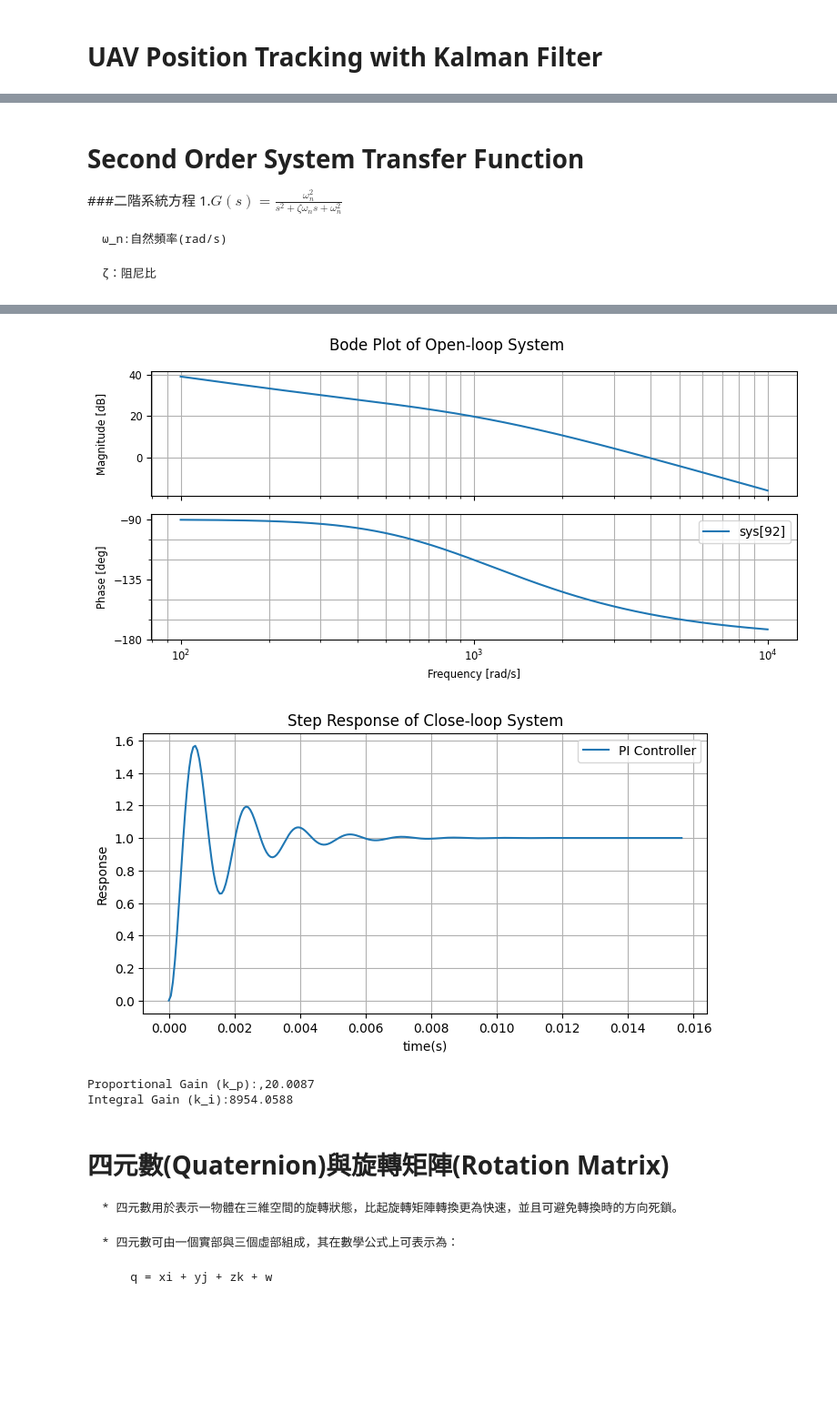
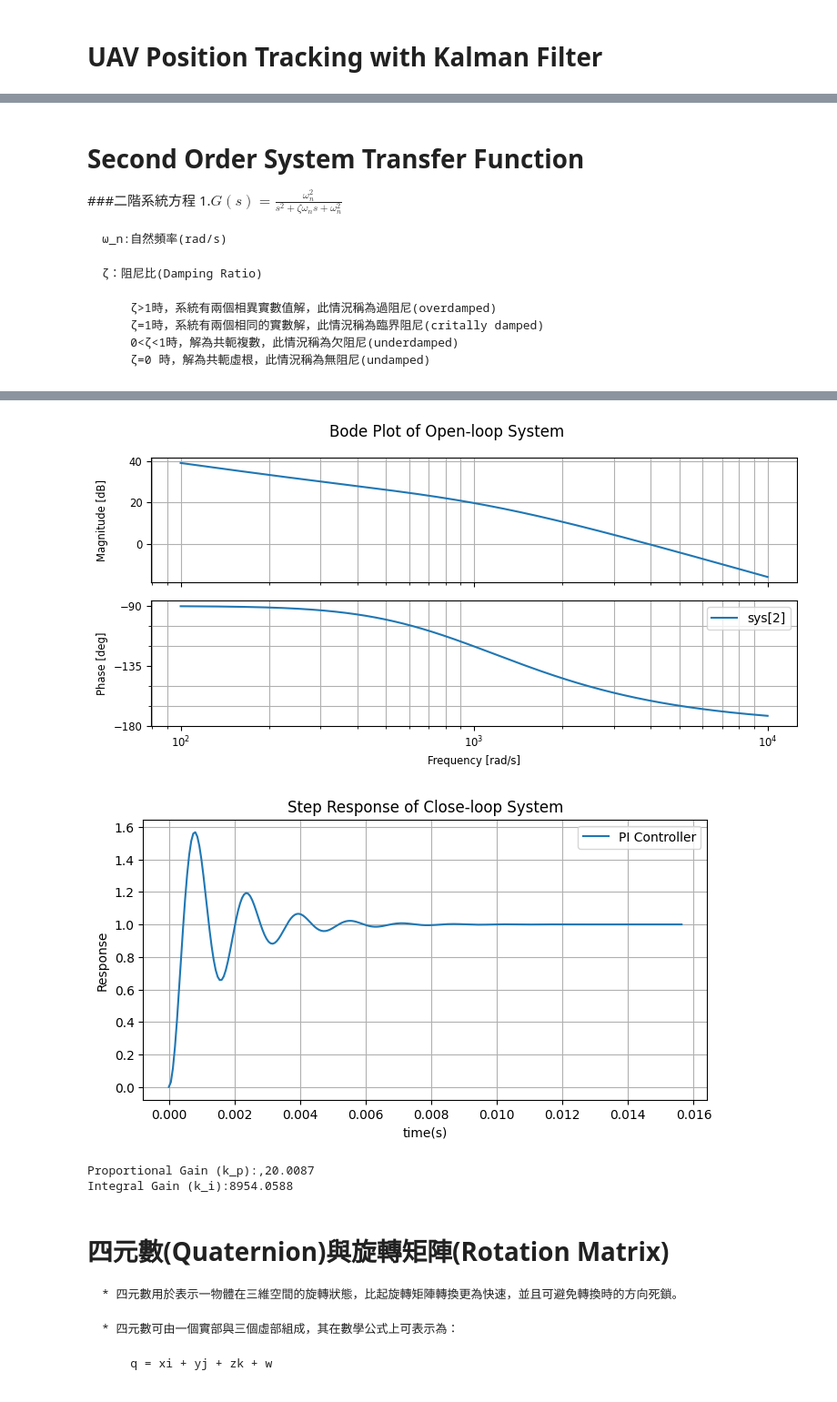
Before and after one commit to nightmapleson/akagi, a Jupyter notebook: UAV_Flight_Controller_Design.ipynb, the cells around one changed output, grey strips where cells are left out. Shown at 91% size. Drawn from its saved outputs; the diff is of its cells as text; code cells hidden in the pictures; blank space fills up the shorter version.

```diff
--- a/UAV_Flight_Controller_Design.ipynb
+++ b/UAV_Flight_Controller_Design.ipynb
@@ -136,7 +136,12 @@ Sample System Time Data: [1734419198.2509956, 1734419198.2510924, 1734419198.251
 
     ω_n:自然頻率(rad/s)
 
-    ζ：阻尼比
+    ζ：阻尼比(Damping Ratio)
+
+        ζ>1時，系統有兩個相異實數值解，此情況稱為過阻尼(overdamped)
+        ζ=1時，系統有兩個相同的實數解，此情況稱為臨界阻尼(critally damped)
+        0<ζ<1時，解為共軛複數，此情況稱為欠阻尼(underdamped)
+        ζ=0 時，解為共軛虛根，此情況稱為無阻尼(undamped)
 # %%
 !pip install control
 import numpy as np
@@ -144,8 +149,10 @@ import control as ctrl
 import matplotlib.pyplot as plt
 
 # Step 1:Given parameters from the second-order system
-omega_n = 897.7   # 自然頻率(rad/s)
-zeta = 1.003    # 阻尼比
+omega_n = 897.7                                                           # 自然頻率(rad/s)
+zeta = 1.003                                                                    # 阻尼比
+tao = 1/(zeta*omega_n)                                               # 時間常數(s)
+
 
 # Step 2：Define the plant(second-order system)
 num = [omega_n**2]  # Numerator ：Omega_n^2
@@ -208,4 +219,4 @@ Requirement already satisfied: six>=1.5 in /usr/local/lib/python3.10/dist-packag
-[figure, old version]
+[figure, new version]
 [figure]
 Proportional Gain (k_p):,20.0087
 Integral Gain (k_i):8954.0588
```
Also changed, not shown: parts of 2 cells of this notebook.
